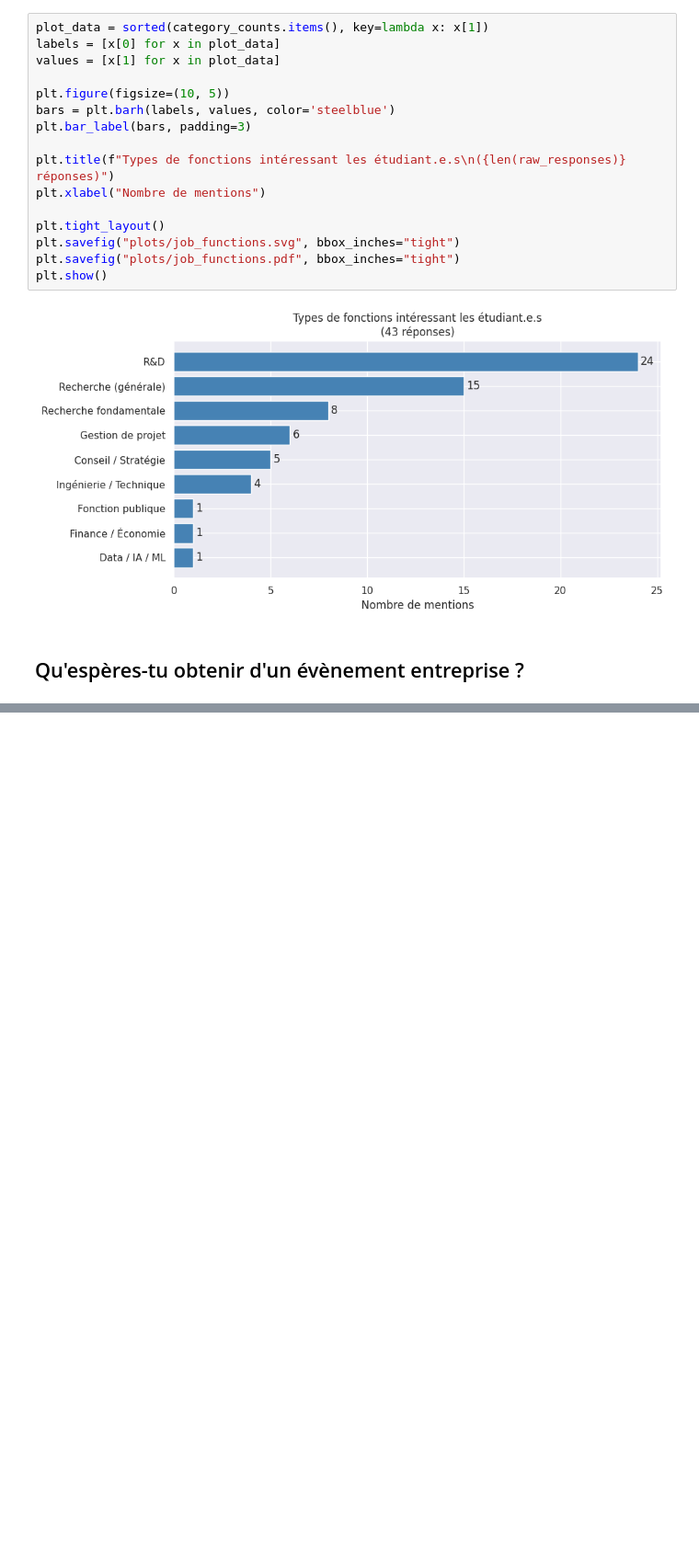
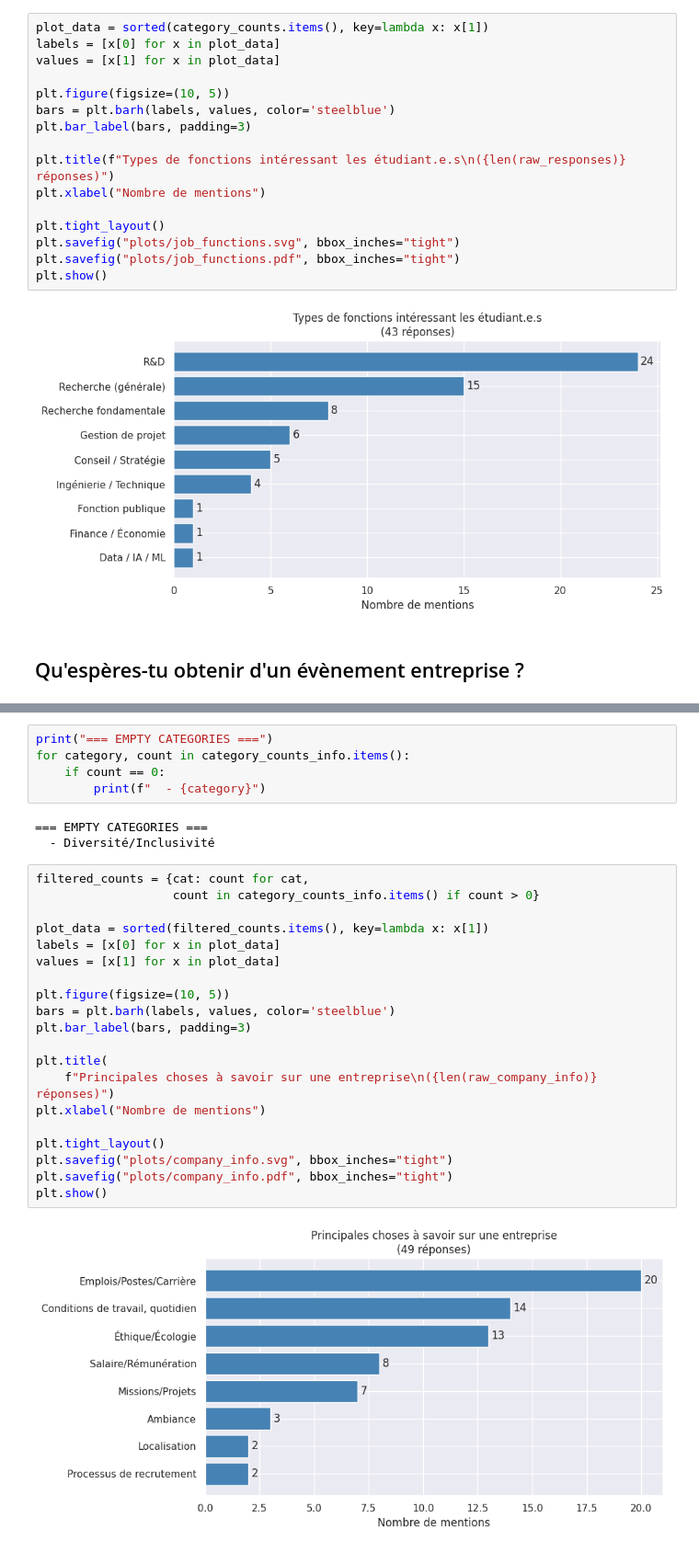
Before and after one commit to erhel-czc/sondage-promo-pole-N, a Jupyter notebook: analysis.ipynb, the cells around one changed output, grey strips where cells are left out. Shown at 92% size. Cells and saved outputs as stored; diff of their text form; blank space fills up the shorter version.

```diff
--- a/analysis.ipynb
+++ b/analysis.ipynb
@@ -434,0 +617,30 @@ Name: Qu'espères-tu obtenir d'un évènement entreprise, dtype: object
+# %%
+print("=== EMPTY CATEGORIES ===")
+for category, count in category_counts_info.items():
+    if count == 0:
+        print(f"  - {category}")
+# %% [output]
+=== EMPTY CATEGORIES ===
+  - Diversité/Inclusivité
+# %%
+filtered_counts = {cat: count for cat,
+                   count in category_counts_info.items() if count > 0}
+
+plot_data = sorted(filtered_counts.items(), key=lambda x: x[1])
+labels = [x[0] for x in plot_data]
+values = [x[1] for x in plot_data]
+
+plt.figure(figsize=(10, 5))
+bars = plt.barh(labels, values, color='steelblue')
+plt.bar_label(bars, padding=3)
+
+plt.title(
+    f"Principales choses à savoir sur une entreprise\n({len(raw_company_info)} réponses)")
+plt.xlabel("Nombre de mentions")
+
+plt.tight_layout()
+plt.savefig("plots/company_info.svg", bbox_inches="tight")
+plt.savefig("plots/company_info.pdf", bbox_inches="tight")
+plt.show()
+# %% [output]
+[figure, added]
```
Also changed, not shown: parts of 18 cells of this notebook.
